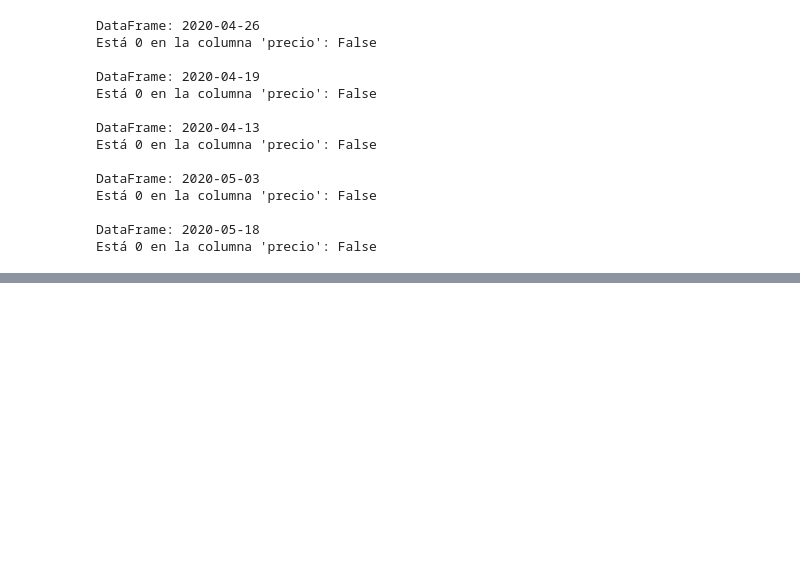
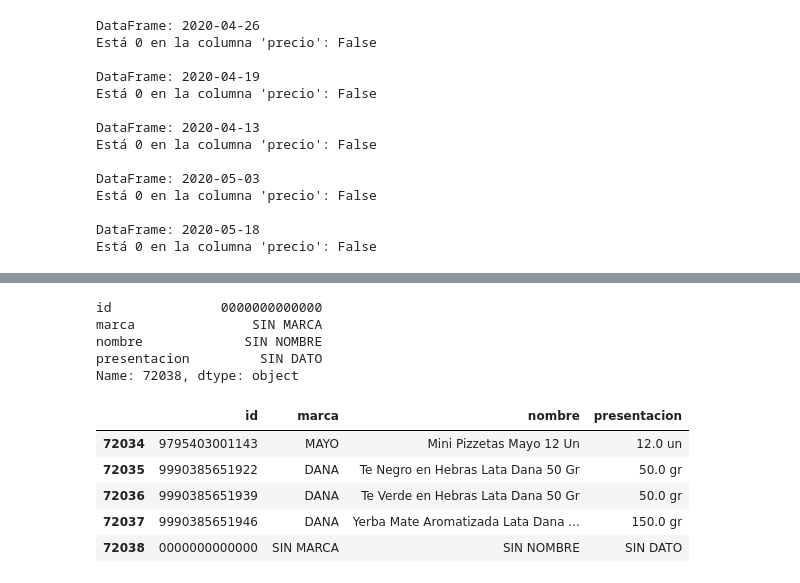
Before and after one commit to acidminded95/henry_PI_Data_Engineering, a Jupyter notebook: test.ipynb, the cells around one changed output, grey strips where cells are left out. Saved outputs shown, nothing was run; the diff lists cells and outputs as text; code cells hidden in the pictures; blank space fills up the shorter version.

```diff
--- a/test.ipynb
+++ b/test.ipynb
@@ -360,0 +1234,20 @@ for x in ps_2020:
+# %%
+# Agregamos el registro que representa el id faltante en las tablas (producto_id='0')
+pid_err_val0 = ['0000000000000', 'SIN MARCA', 'SIN NOMBRE', 'SIN DATO']
+dims['producto_ok'].loc[len(dims['producto_ok'])] = pid_err_val0
+dims['producto_ok'].iloc[-1]
+# %% [output]
+id              0000000000000
+marca               SIN MARCA
+nombre             SIN NOMBRE
+presentacion         SIN DATO
+Name: 72038, dtype: object
+# %%
+dims['producto_ok'].tail(5)
+# %% [output]
+|  | id | marca | nombre | presentacion |
+| 72034 | 9795403001143 | MAYO | Mini Pizzetas Mayo 12 Un | 12.0 un |
+| 72035 | 9990385651922 | DANA | Te Negro en Hebras Lata Dana 50 Gr | 50.0 gr |
+| 72036 | 9990385651939 | DANA | Te Verde en Hebras Lata Dana 50 Gr | 50.0 gr |
+| 72037 | 9990385651946 | DANA | Yerba Mate Aromatizada Lata Dana ... | 150.0 gr |
+| 72038 | 0000000000000 | SIN MARCA | SIN NOMBRE | SIN DATO |
```
Also changed, not shown: parts of 124 cells of this notebook.
